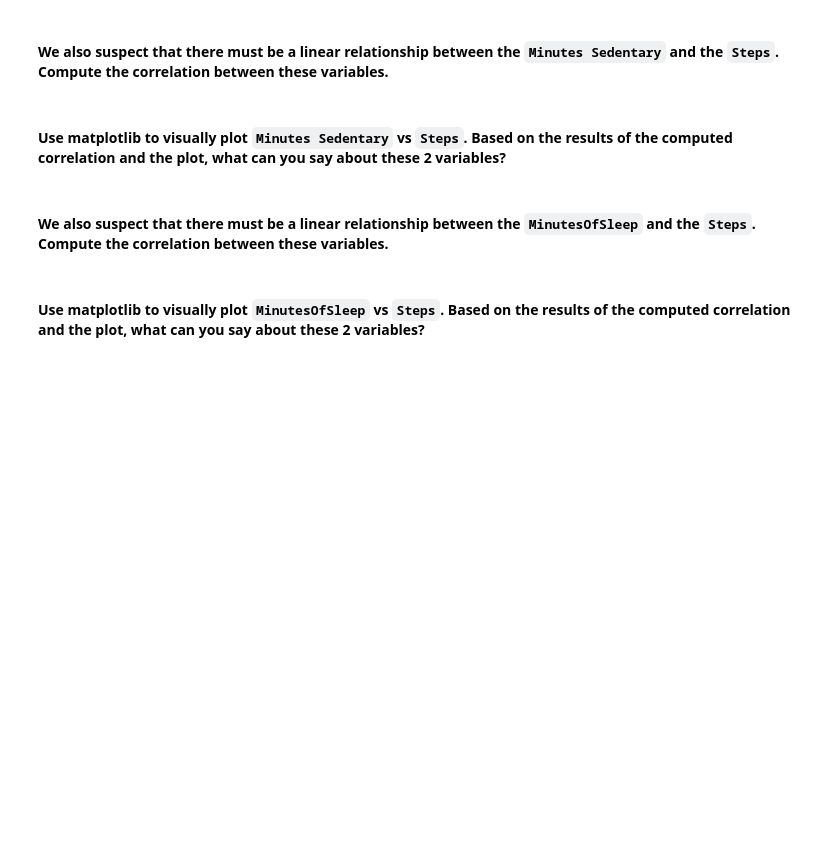
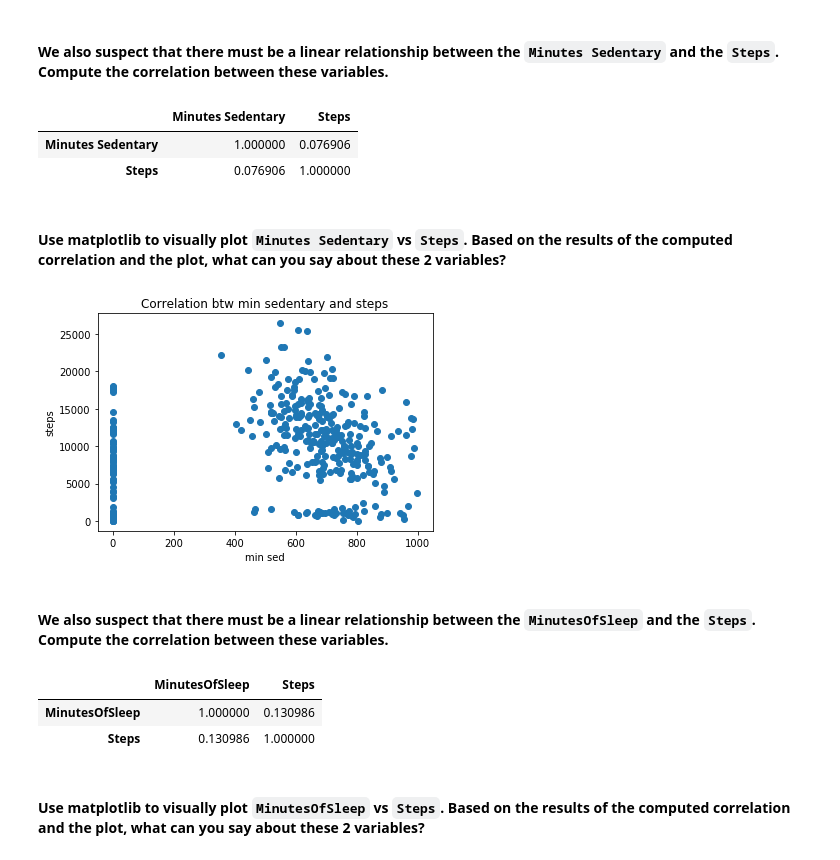
Before and after one commit to FHnt97/lab-pivot-table-and-correlation, a Jupyter notebook: your_code/main.ipynb, the cells around one changed output. Drawn from its saved outputs; the diff is of its cells as text; code cells hidden in the pictures; blank space fills up the shorter version.

```diff
--- a/your_code/main.ipynb
+++ b/your_code/main.ipynb
@@ -210,5 +258,10 @@ your commments here
 #### We also suspect that there must be a linear relationship between the `Minutes Sedentary` and the `Steps`. Compute the correlation between these variables.
 # %%
 # your code here
+fitbit[["Minutes Sedentary", "Steps"]].corr(method="pearson")
+# %% [output]
+|  | Minutes Sedentary | Steps |
+| Minutes Sedentary | 1.000000 | 0.076906 |
+| Steps | 0.076906 | 1.000000 |
 # %% [markdown]
 #### Use matplotlib to visually plot `Minutes Sedentary` vs `Steps`. Based on the results of the computed correlation and the plot, what can you say about these 2 variables?
@@ -220,0 +268,9 @@ your commments here
+# %%
+# your code here
+plt.scatter(fitbit["Minutes Sedentary"], fitbit["Steps"])
+plt.title("Correlation btw min sedentary and steps")
+plt.xlabel("min sed")
+plt.ylabel("steps")
+plt.show()
+# %% [output]
+[figure, added]
@@ -222,5 +283,10 @@ your commments here
 #### We also suspect that there must be a linear relationship between the `MinutesOfSleep` and the `Steps`. Compute the correlation between these variables.
 # %%
 # your code here
+fitbit[["MinutesOfSleep", "Steps"]].corr(method="pearson")
+# %% [output]
+|  | MinutesOfSleep | Steps |
+| MinutesOfSleep | 1.000000 | 0.130986 |
+| Steps | 0.130986 | 1.000000 |
 # %% [markdown]
 #### Use matplotlib to visually plot `MinutesOfSleep` vs `Steps`. Based on the results of the computed correlation and the plot, what can you say about these 2 variables?
```
Also changed, not shown: parts of 18 cells of this notebook, 1 other file.
